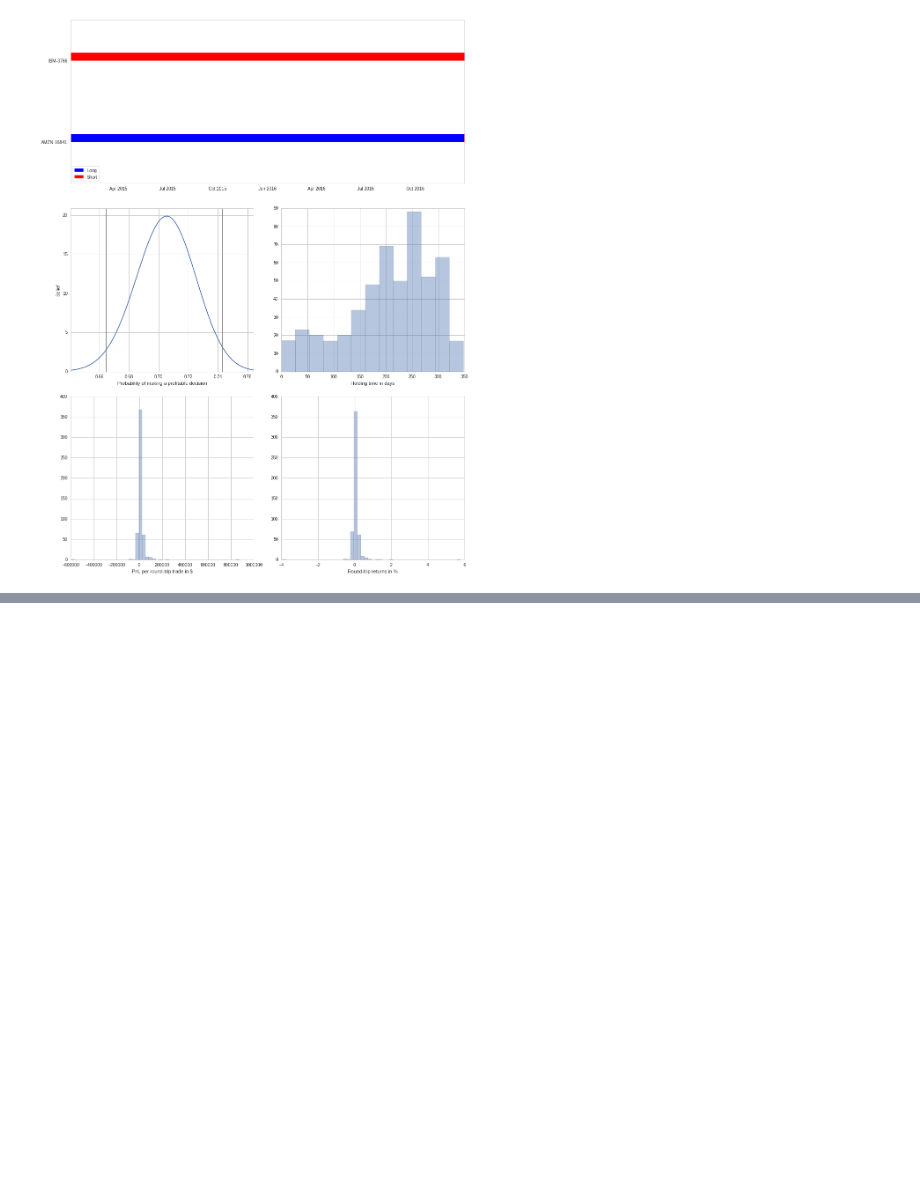
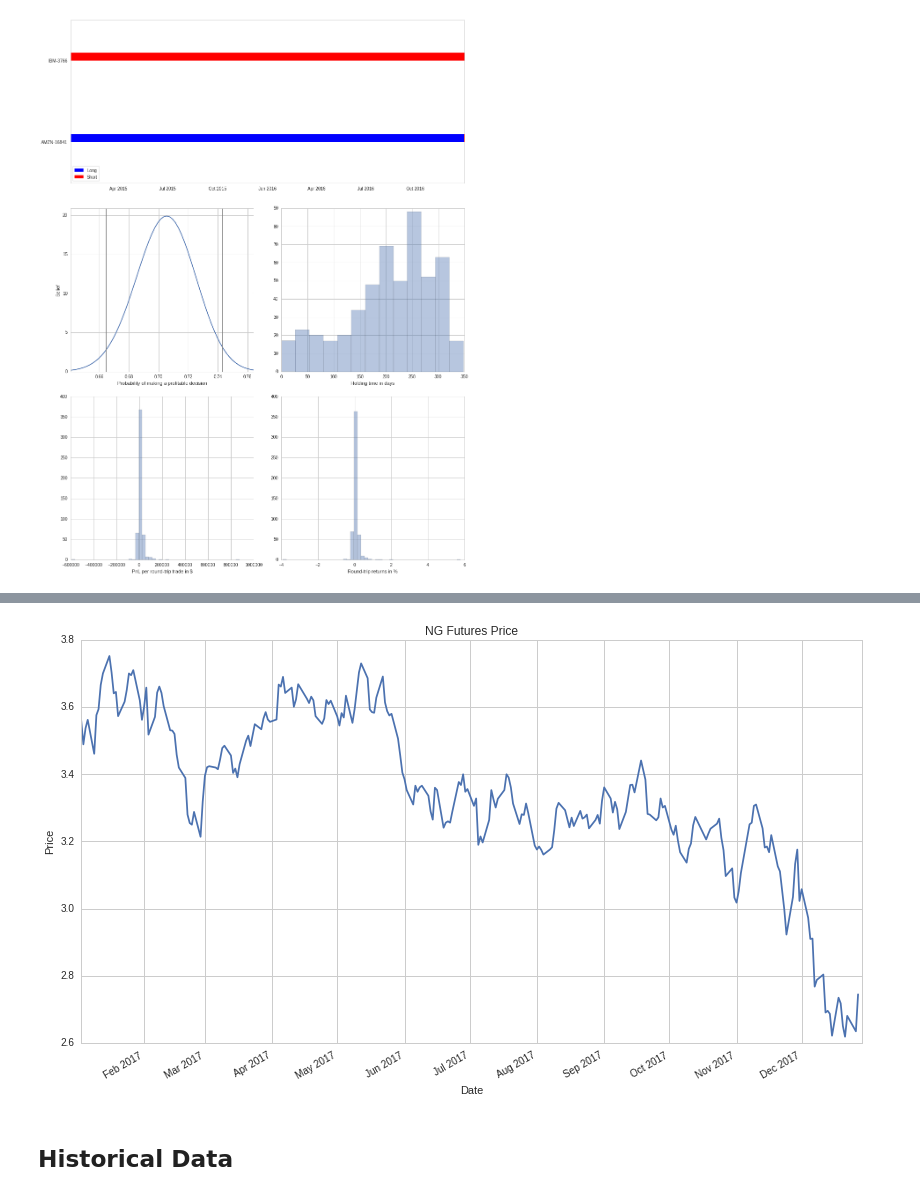
Before and after one commit to inantubek/Udemy, a Jupyter notebook: Python-for-Finance/My_Notes/10-Advanced_Quantopian.ipynb, the cells around one changed output, grey strips where cells are left out. Saved outputs shown, nothing was run; the diff lists cells and outputs as text; code cells hidden in the pictures; blank space fills up the shorter version.

```diff
--- a/Python-for-Finance/My_Notes/10-Advanced_Quantopian.ipynb
+++ b/Python-for-Finance/My_Notes/10-Advanced_Quantopian.ipynb
@@ -816,0 +988,2 @@ pf.create_round_trip_tear_sheet(bt_returns, bt_positions, bt_transactions);
+# %%
+future_contract = symbols('NGF18')
@@ -816,0 +1017,11 @@ pf.create_round_trip_tear_sheet(bt_returns, bt_positions, bt_transactions);
+# %%
+futures_position_value = get_pricing(future_contract, start_date = '2017-01-01', end_date = '2018-01-01', fields = 'price')
+futures_position_value.name = futures_position_value.name.symbol
+futures_position_value.plot()
+plt.title('NG Futures Price')
+plt.xlabel('Date')
+plt.ylabel('Price');
+# %% [output]
+[figure, added]
+# %% [markdown]
+## Historical Data
```
Also changed, not shown: parts of 47 cells of this notebook, 1 other file.
